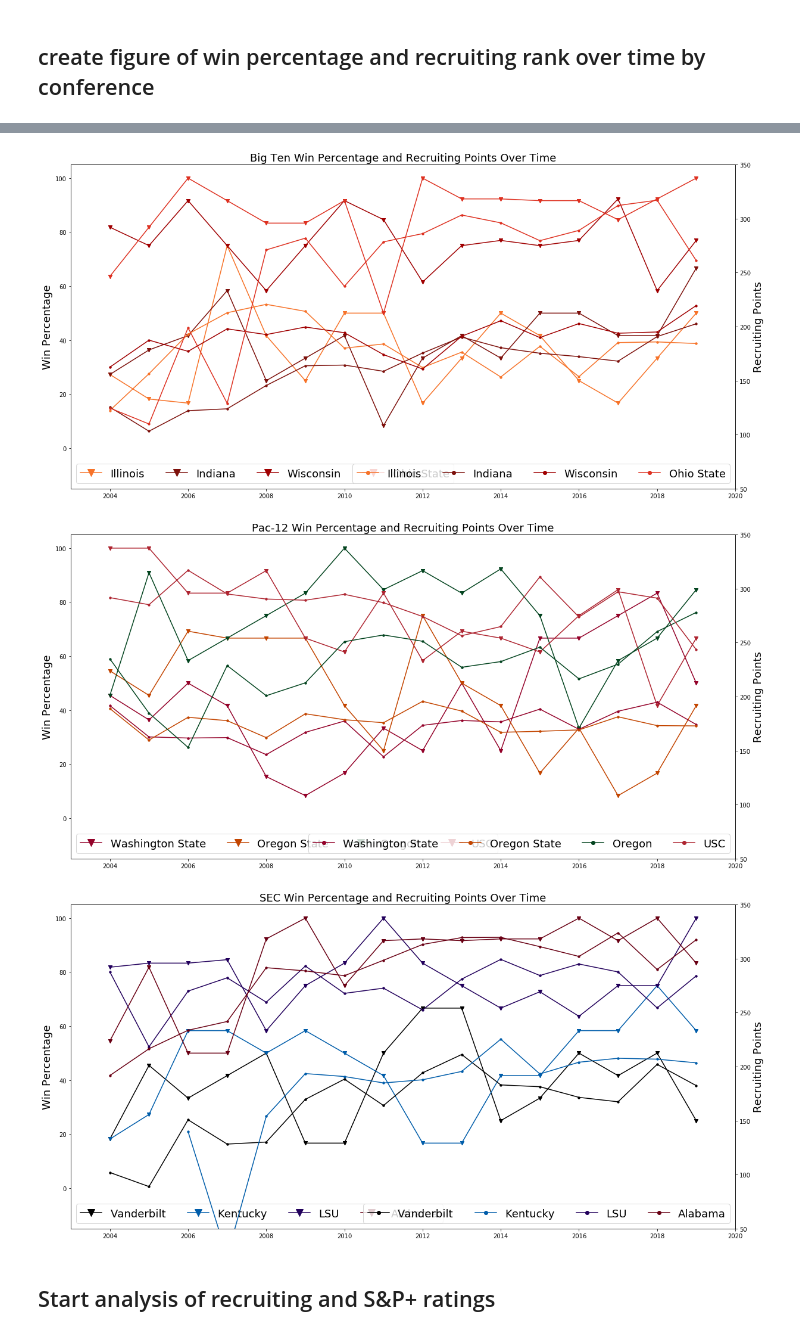
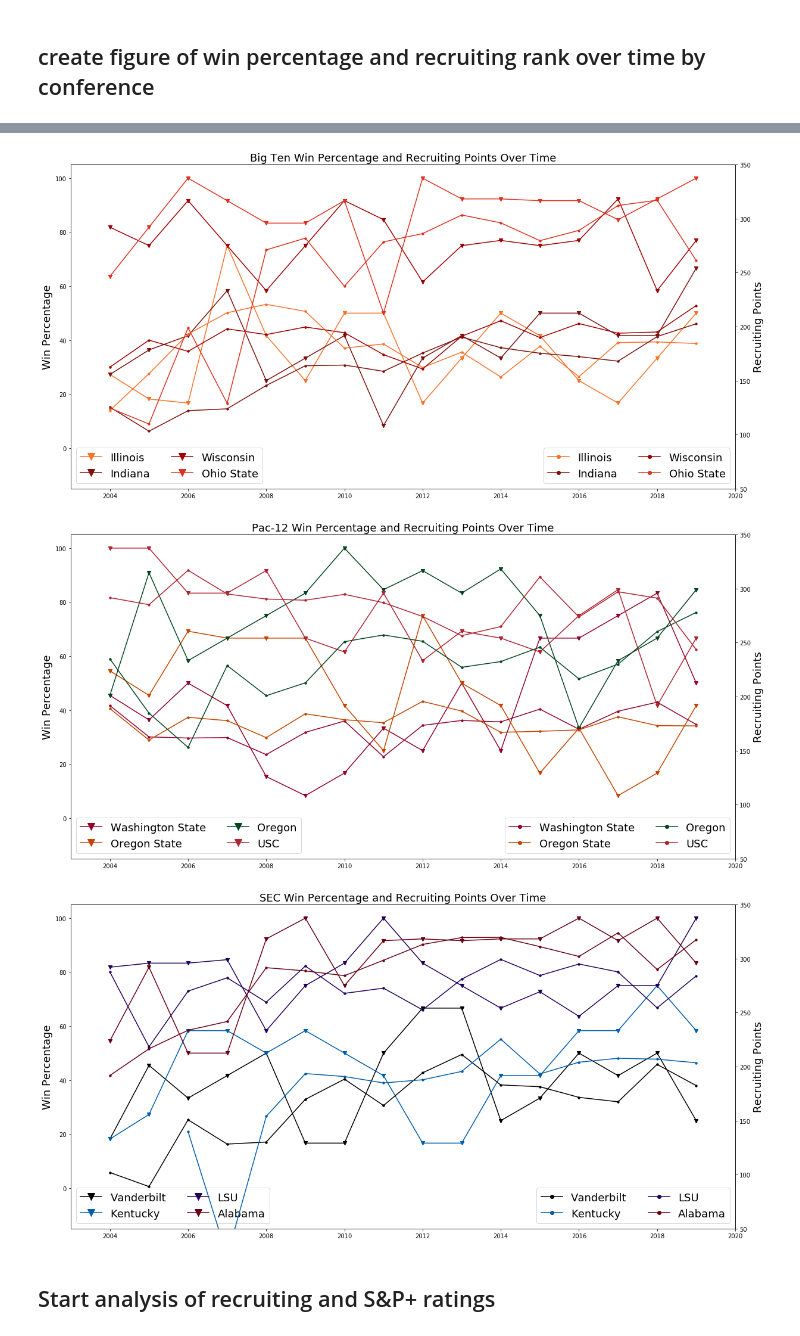
Before and after one commit to bdowd91/Project-1, a Jupyter notebook: recruitingAnalysis.ipynb, the cells around one changed output, grey strips where cells are left out. Saved outputs shown, nothing was run; the diff lists cells and outputs as text; code cells hidden in the pictures.

Commit message:
update figures in powerpoint

```diff
--- a/recruitingAnalysis.ipynb
+++ b/recruitingAnalysis.ipynb
@@ -391,8 +391,8 @@ for c in confBestWorst['conference'].unique():
     plt.title(f"{c} Win Percentage and Recruiting Points Over Time",fontsize=18)
     plt.xlabel("Season",fontsize=18)
     plt.xlim(2003,2020)
-    ax1.legend(loc='lower left',ncol=4, markerscale=2.0,fontsize=18)
-    ax2.legend(loc='lower right',ncol=4, markerscale=2.0,fontsize=18)
+    ax1.legend(loc='lower left',ncol=2, markerscale=2.0,fontsize=18)
+    ax2.legend(loc='lower right',ncol=2, markerscale=2.0,fontsize=18)
     # save figure
     plt.savefig(f"Figures/{c}WinPctAndRecruitingbOverTime")
     # print feedback message
@@ -408,6 +408,6 @@ Done with SEC
-[figure, old version]
+[figure, new version]
-[figure, old version]
+[figure, new version]
-[figure, old version]
+[figure, new version]
 # %% [markdown]
 ## Start analysis of recruiting and S&P+ ratings
 # %%
```
Also changed, not shown: parts of 1 cell of this notebook, 6 other files.
